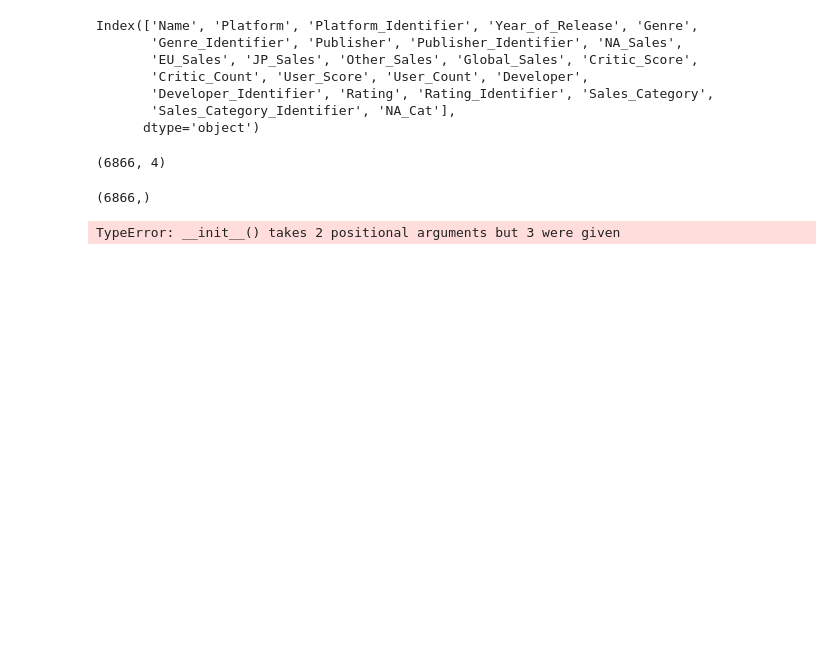
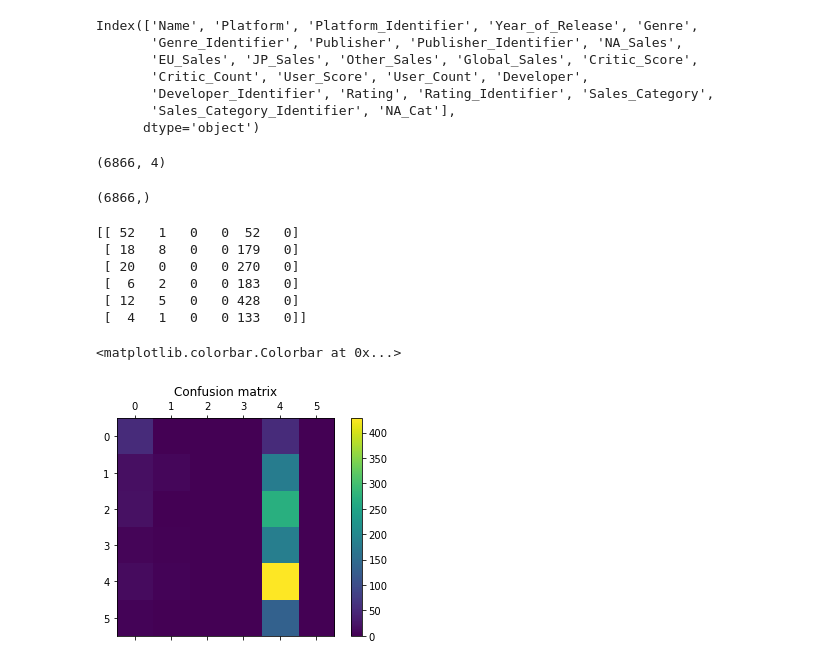
Before and after one commit to msadiq10/DMML-Group-15, a Jupyter notebook: group15-lab2.ipynb, the cells around one changed output. Saved outputs shown, nothing was run; the diff lists cells and outputs as text; code cells hidden in the pictures; blank space fills up the shorter version.

```diff
--- a/group15-lab2.ipynb
+++ b/group15-lab2.ipynb
@@ -744,7 +744,7 @@ Index(['Name', 'Platform', 'Platform_Identifier', 'Year_of_Release', 'Genre',
 # %%
 Features = ['Platform_Identifier', 'Year_of_Release', 'Genre_Identifier', 'Publisher_Identifier']
 # %%
-X, y = df[Features], df["NA_Sales"]
+X, y = df[Features], df["NA_Cat"]
 X.shape
 # %% [output]
 (6866, 4)
@@ -757,8 +755,31 @@ X_train, X_test, y_train, y_test = X[:6866], X[6866:], y[:6866], y[6866:]
-# %%
-from sklearn.feature_selection import RFE
-from sklearn.linear_model import LogisticRegression
-model = LogisticRegression(solver='lbfgs', multi_class='auto')
-rfe = RFE(model, 3)
-fit = rfe.fit(X, y)
-# %% [output]
-TypeError: __init__() takes 2 positional arguments but 3 were given
+# %%
+from sklearn import model_selection
+
+X_train, X_test, y_train, y_test = model_selection.train_test_split(X, y, test_size=0.2, random_state=42)
+# %%
+
+from sklearn.linear_model import LogisticRegression
+from sklearn.metrics import confusion_matrix
+
+model = LogisticRegression(solver='sag', max_iter=1000)
+model.fit(X_train, y_train)
+pred = model.predict(X_test)
+# %%
+#Construct the Confusion Matrix
+labels = ['Racing', 'Sport', 'Action']
+cm = confusion_matrix(y_test,pred)
+print(cm)
+fig = plt.figure()
+ax = fig.add_subplot(111)
+cax = ax.matshow(cm)
+plt.title('Confusion matrix')
+fig.colorbar(cax)
+# %% [output]
+[[ 52   1   0   0  52   0]
+ [ 18   8   0   0 179   0]
+ [ 20   0   0   0 270   0]
+ [  6   2   0   0 183   0]
+ [ 12   5   0   0 428   0]
+ [  4   1   0   0 133   0]]
+<matplotlib.colorbar.Colorbar at 0x...>
+[figure, added]
```
Also changed, not shown: parts of 1 cell of this notebook.
